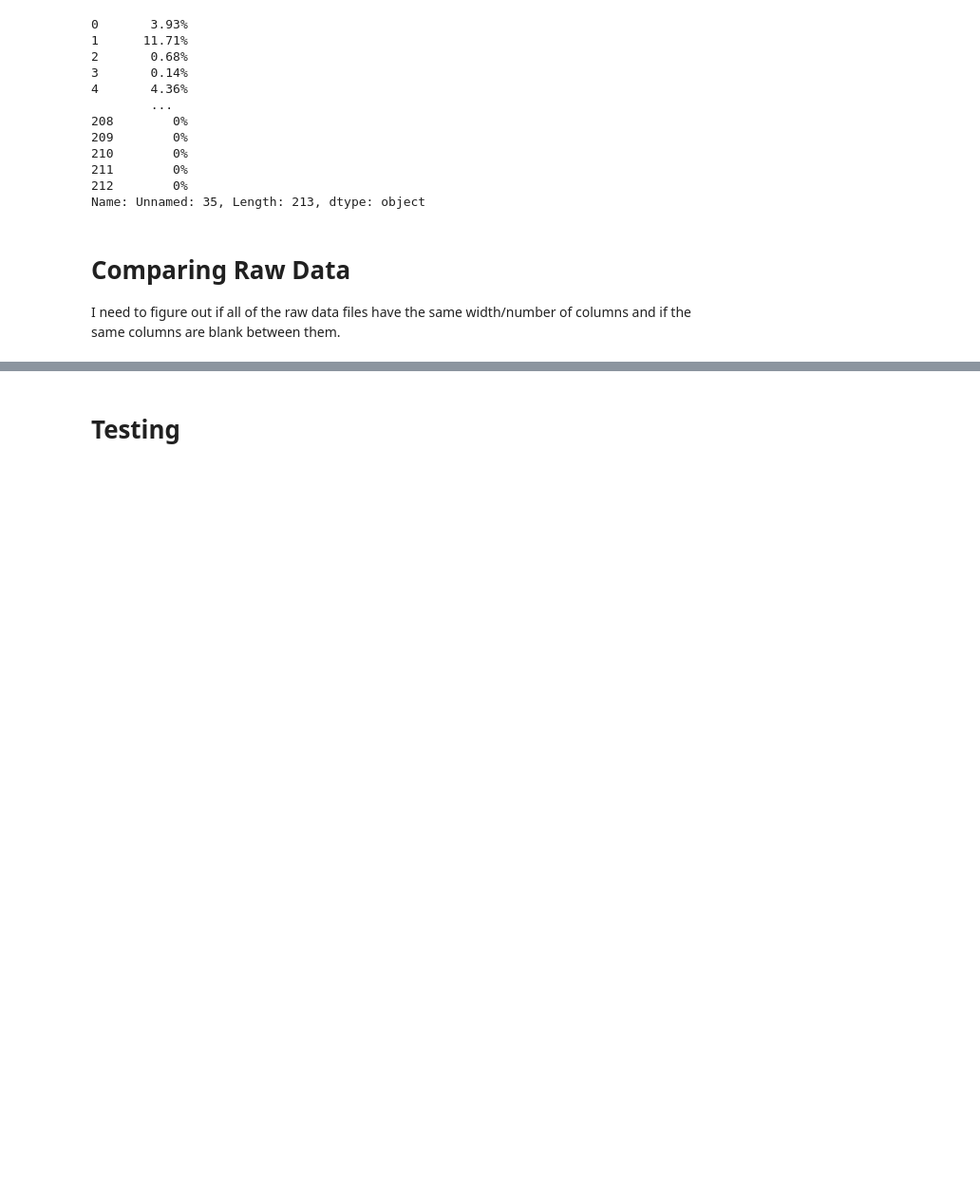
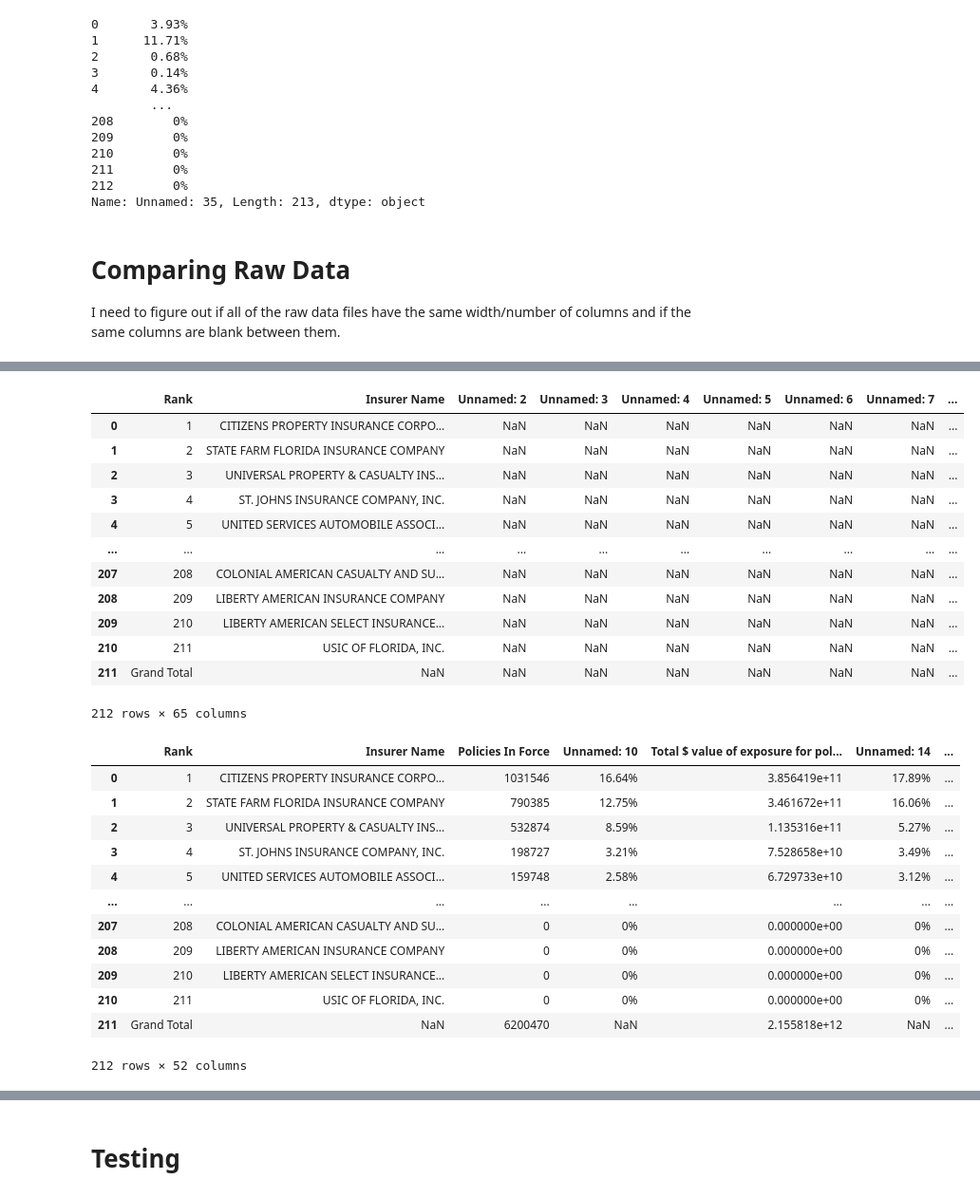
Before and after one commit to AlbertWKing/FL_Ins, a Jupyter notebook: data_import.ipynb, the cells around one changed output, grey strips where cells are left out. Shown at 95% size. Cells and saved outputs as stored; diff of their text form; code cells hidden in the pictures; blank space fills up the shorter version.

```diff
--- a/data_import.ipynb
+++ b/data_import.ipynb
@@ -260,0 +283,7 @@ raw_data_detail["2009Q4.xlsx"]['full_columns']
+# %%
+d2023Q2 = pd.read_excel(f'./data/raw/2023Q2.xlsx', skiprows = 14)
+# d2023Q2df = d2023Q2.loc[:,'Claims with Arbitration']
+col_loc_23 = d2023Q2.columns.get_loc("Claims with Arbitration")
+d2009Q3 = pd.read_excel(f'./data/raw/2009Q3.xlsx', skiprows = 14)
+# d2009Q3df = d2009Q3.loc[:,'Claims with Arbitration']
+col_loc_09 = d2009Q3.columns.get_loc("Claims with Arbitration")
@@ -260,0 +335,40 @@ raw_data_detail["2009Q4.xlsx"]['full_columns']
+# %%
+# Let's just look at d2009Q3 first.
+display(d2009Q3)
+
+for column in d2009Q3.columns:
+    if "Unnamed" in column and raw_data.loc[:,column].isnull().all() == True:
+        # print(f"{column} is unnamed.")
+        d2009Q3.drop(column, axis = 1, inplace = True)
+    else:
+        # print(f"{column} is NOT unnamed.")
+        pass
+
+display(d2009Q3)
+# %% [output]
+|  | Rank | Insurer Name | Unnamed: 2 | Unnamed: 3 | Unnamed: 4 | Unnamed: 5 | Unnamed: 6 | Unnamed: 7 | ... |
+| 0 | 1 | CITIZENS PROPERTY INSURANCE CORPO... | NaN | NaN | NaN | NaN | NaN | NaN | ... |
+| 1 | 2 | STATE FARM FLORIDA INSURANCE COMPANY | NaN | NaN | NaN | NaN | NaN | NaN | ... |
+| 2 | 3 | UNIVERSAL PROPERTY & CASUALTY INS... | NaN | NaN | NaN | NaN | NaN | NaN | ... |
+| 3 | 4 | ST. JOHNS INSURANCE COMPANY, INC. | NaN | NaN | NaN | NaN | NaN | NaN | ... |
+| 4 | 5 | UNITED SERVICES AUTOMOBILE ASSOCI... | NaN | NaN | NaN | NaN | NaN | NaN | ... |
+| ... | ... | ... | ... | ... | ... | ... | ... | ... | ... |
+| 207 | 208 | COLONIAL AMERICAN CASUALTY AND SU... | NaN | NaN | NaN | NaN | NaN | NaN | ... |
+| 208 | 209 | LIBERTY AMERICAN INSURANCE COMPANY | NaN | NaN | NaN | NaN | NaN | NaN | ... |
+| 209 | 210 | LIBERTY AMERICAN SELECT INSURANCE... | NaN | NaN | NaN | NaN | NaN | NaN | ... |
+| 210 | 211 | USIC OF FLORIDA, INC. | NaN | NaN | NaN | NaN | NaN | NaN | ... |
+| 211 | Grand Total | NaN | NaN | NaN | NaN | NaN | NaN | NaN | ... |
+212 rows × 65 columns
+|  | Rank | Insurer Name | Policies In Force | Unnamed: 10 | Total $ value of exposure for pol... | Unnamed: 14 | ... |
+| 0 | 1 | CITIZENS PROPERTY INSURANCE CORPO... | 1031546 | 16.64% | 3.856419e+11 | 17.89% | ... |
+| 1 | 2 | STATE FARM FLORIDA INSURANCE COMPANY | 790385 | 12.75% | 3.461672e+11 | 16.06% | ... |
+| 2 | 3 | UNIVERSAL PROPERTY & CASUALTY INS... | 532874 | 8.59% | 1.135316e+11 | 5.27% | ... |
+| 3 | 4 | ST. JOHNS INSURANCE COMPANY, INC. | 198727 | 3.21% | 7.528658e+10 | 3.49% | ... |
+| 4 | 5 | UNITED SERVICES AUTOMOBILE ASSOCI... | 159748 | 2.58% | 6.729733e+10 | 3.12% | ... |
+| ... | ... | ... | ... | ... | ... | ... | ... |
+| 207 | 208 | COLONIAL AMERICAN CASUALTY AND SU... | 0 | 0% | 0.000000e+00 | 0% | ... |
+| 208 | 209 | LIBERTY AMERICAN INSURANCE COMPANY | 0 | 0% | 0.000000e+00 | 0% | ... |
+| 209 | 210 | LIBERTY AMERICAN SELECT INSURANCE... | 0 | 0% | 0.000000e+00 | 0% | ... |
+| 210 | 211 | USIC OF FLORIDA, INC. | 0 | 0% | 0.000000e+00 | 0% | ... |
+| 211 | Grand Total | NaN | 6200470 | NaN | 2.155818e+12 | NaN | ... |
+212 rows × 52 columns
```
Also changed, not shown: parts of 15 cells of this notebook.
